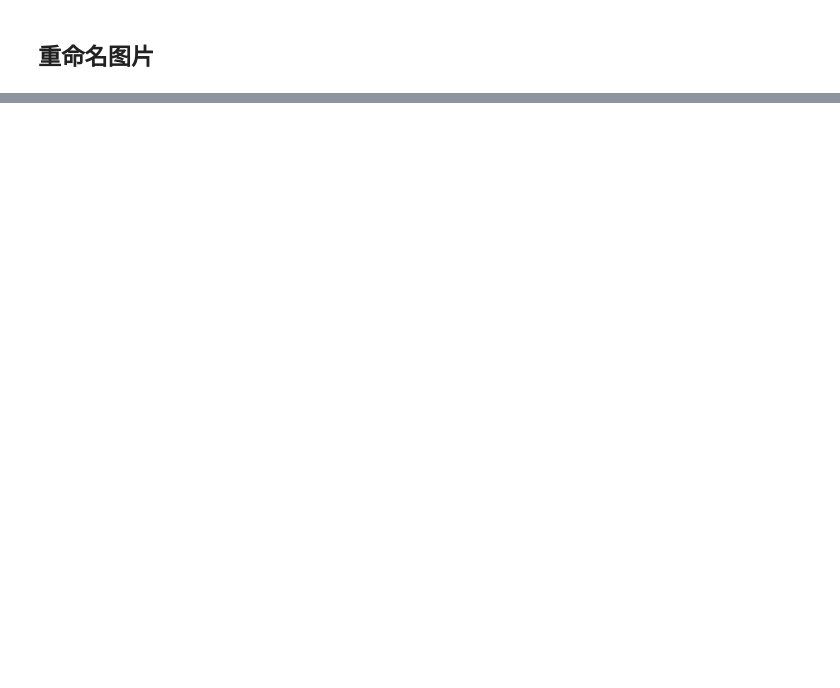
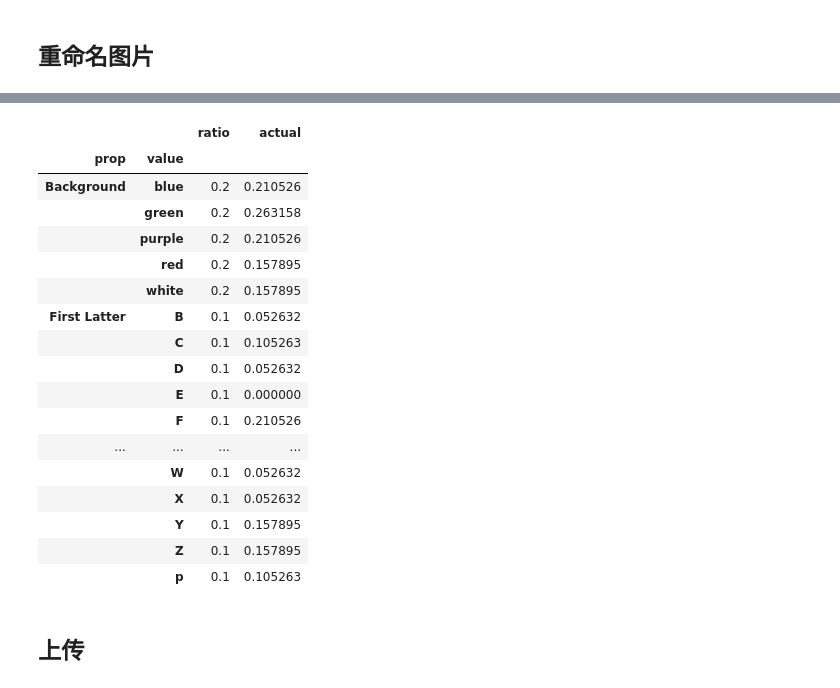
Before and after one commit to script-money/generate-nft-images, a Jupyter notebook: research.ipynb, the cells around one changed output, grey strips where cells are left out. Cells and saved outputs as stored; diff of their text form; code cells hidden in the pictures; blank space fills up the shorter version.

```diff
--- a/research.ipynb
+++ b/research.ipynb
@@ -173,0 +218,33 @@ rename_files(IMAGES)
+# %%
+# 显示各属性占比，如果不满意，可以删除部分或者重新生成
+df_pac['actual'] = 0.0
+
+for col in [i['trait_type'] for i in random_attr()]:
+    array = renamed_df[col]
+    uniques, counts = np.unique(array, return_counts=True)
+    percentages = dict(zip(uniques, counts/ len(array)))
+    for k,v in percentages.items():
+        df_pac.loc[df_pac.index.get_level_values('value') == k,'actual'] = v
+
+df_pac
+# %% [output]
+|  |  | ratio | actual |
+| prop | value |  |  |
+| Background | blue | 0.2 | 0.210526 |
+|  | green | 0.2 | 0.263158 |
+|  | purple | 0.2 | 0.210526 |
+|  | red | 0.2 | 0.157895 |
+|  | white | 0.2 | 0.157895 |
+| First Latter | B | 0.1 | 0.052632 |
+|  | C | 0.1 | 0.105263 |
+|  | D | 0.1 | 0.052632 |
+|  | E | 0.1 | 0.000000 |
+|  | F | 0.1 | 0.210526 |
+| ... | ... | ... | ... |
+|  | W | 0.1 | 0.052632 |
+|  | X | 0.1 | 0.052632 |
+|  | Y | 0.1 | 0.157895 |
+|  | Z | 0.1 | 0.157895 |
+|  | p | 0.1 | 0.105263 |
+# %% [markdown]
+## 上传
```
Also changed, not shown: parts of 17 cells of this notebook, 8 other files.
